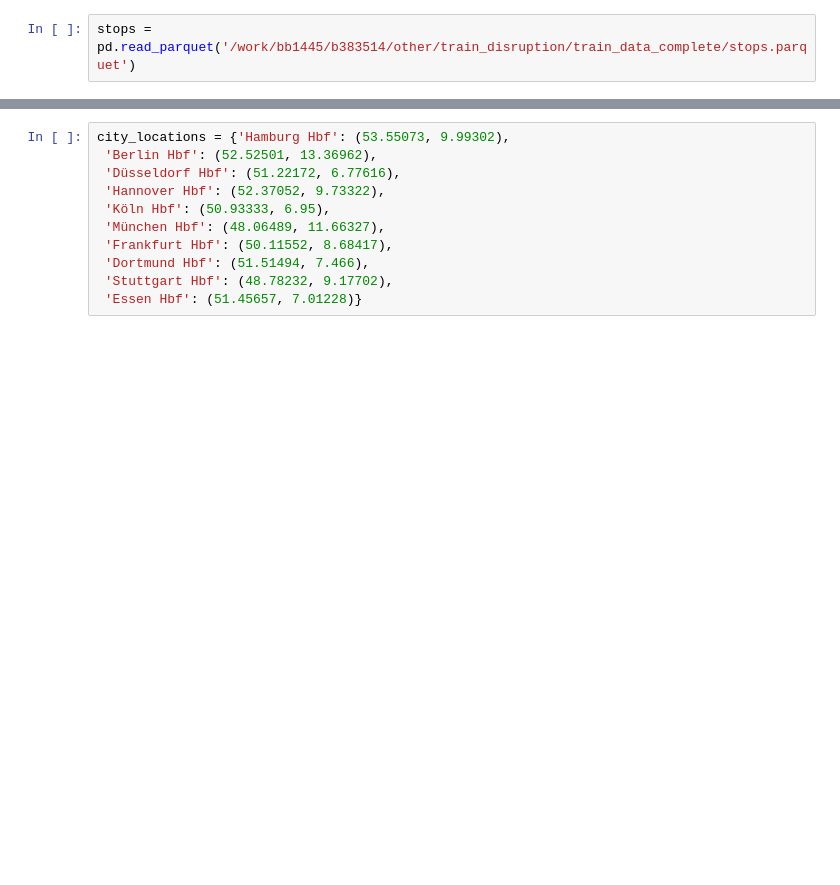
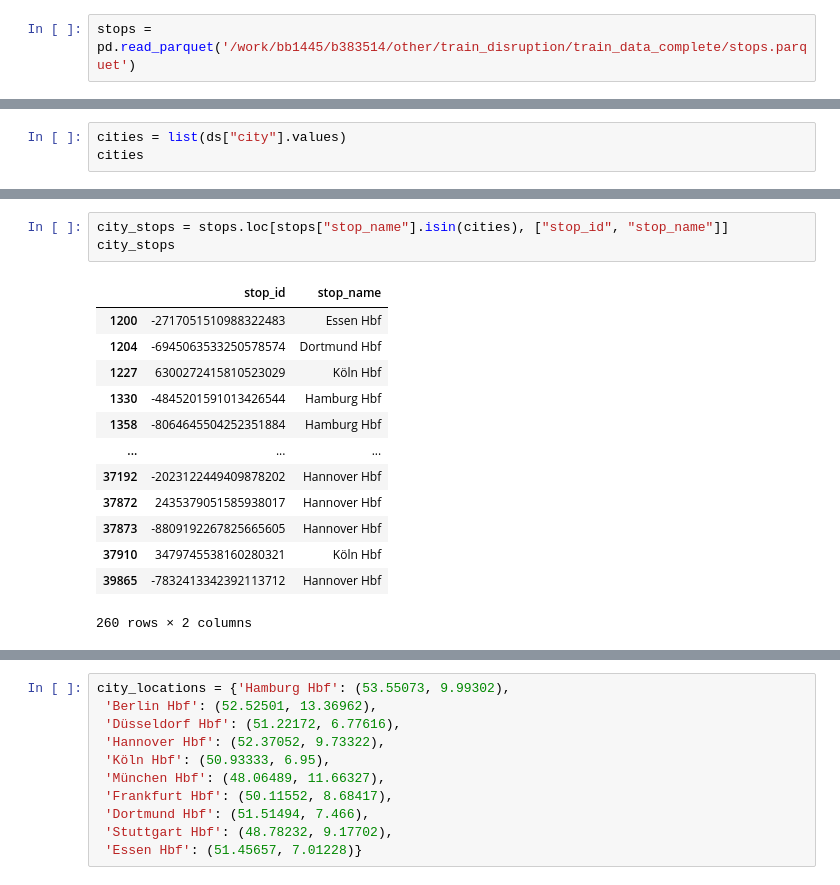
Before and after one commit to rabons/Benasque_Heat_Railway, a Jupyter notebook: preparation_station_specific.ipynb, the cells around one changed output, grey strips where cells are left out. Saved outputs shown, nothing was run; the diff lists cells and outputs as text; blank space fills up the shorter version.

Commit message:
Update_plots
First Plots Cities

```diff
--- a/preparation_station_specific.ipynb
+++ b/preparation_station_specific.ipynb
@@ -149,0 +227,3 @@ berlin
+# %%
+cities = list(ds["city"].values)
+cities
@@ -149,0 +241,17 @@ berlin
+# %%
+city_stops = stops.loc[stops["stop_name"].isin(cities), ["stop_id", "stop_name"]]
+city_stops
+# %% [output]
+|  | stop_id | stop_name |
+| 1200 | -2717051510988322483 | Essen Hbf |
+| 1204 | -6945063533250578574 | Dortmund Hbf |
+| 1227 | 6300272415810523029 | Köln Hbf |
+| 1330 | -4845201591013426544 | Hamburg Hbf |
+| 1358 | -8064645504252351884 | Hamburg Hbf |
+| ... | ... | ... |
+| 37192 | -2023122449409878202 | Hannover Hbf |
+| 37872 | 2435379051585938017 | Hannover Hbf |
+| 37873 | -8809192267825665605 | Hannover Hbf |
+| 37910 | 3479745538160280321 | Köln Hbf |
+| 39865 | -7832413342392113712 | Hannover Hbf |
+260 rows × 2 columns
```
Also changed, not shown: parts of 14 cells of this notebook, 10 other files.
